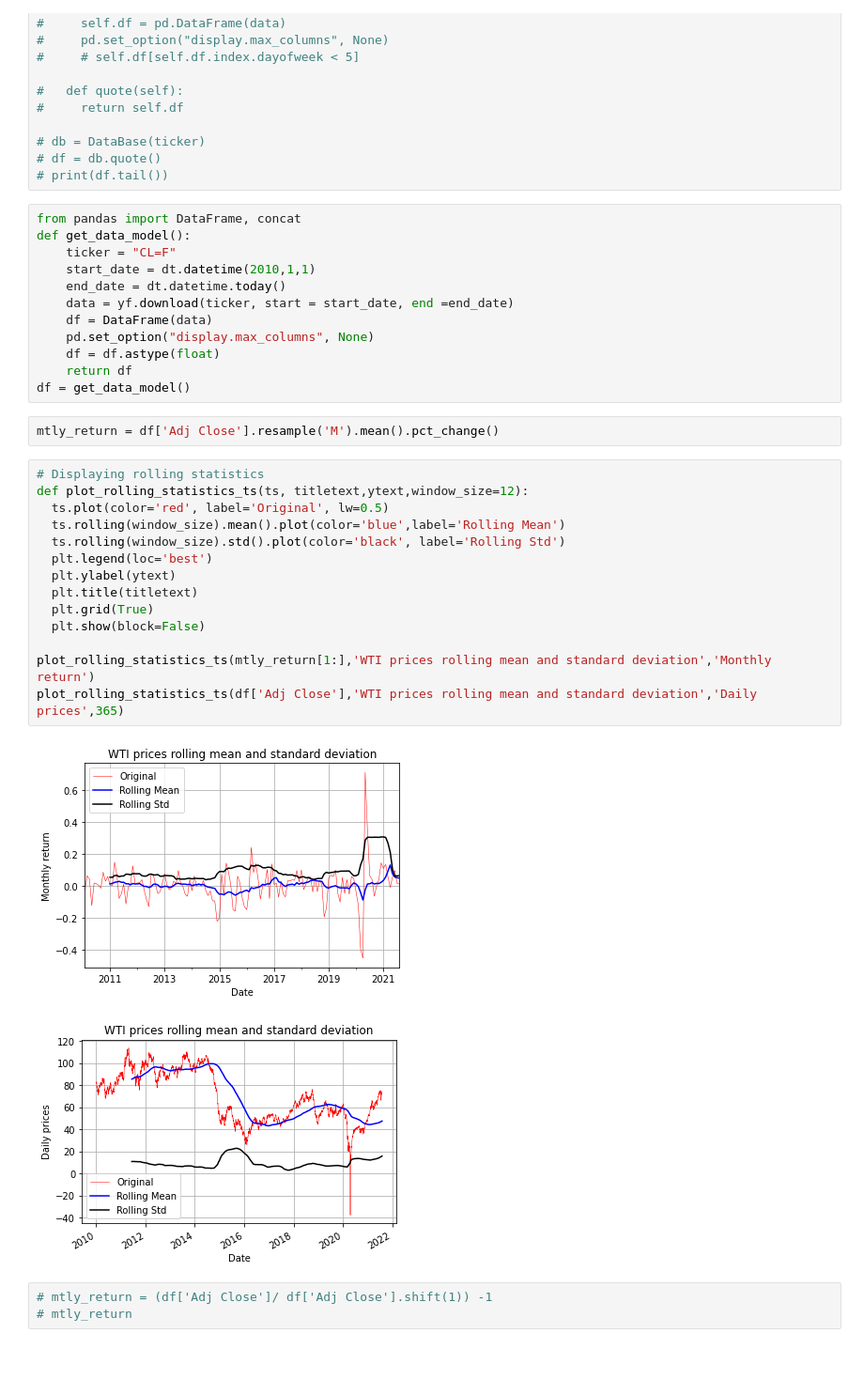
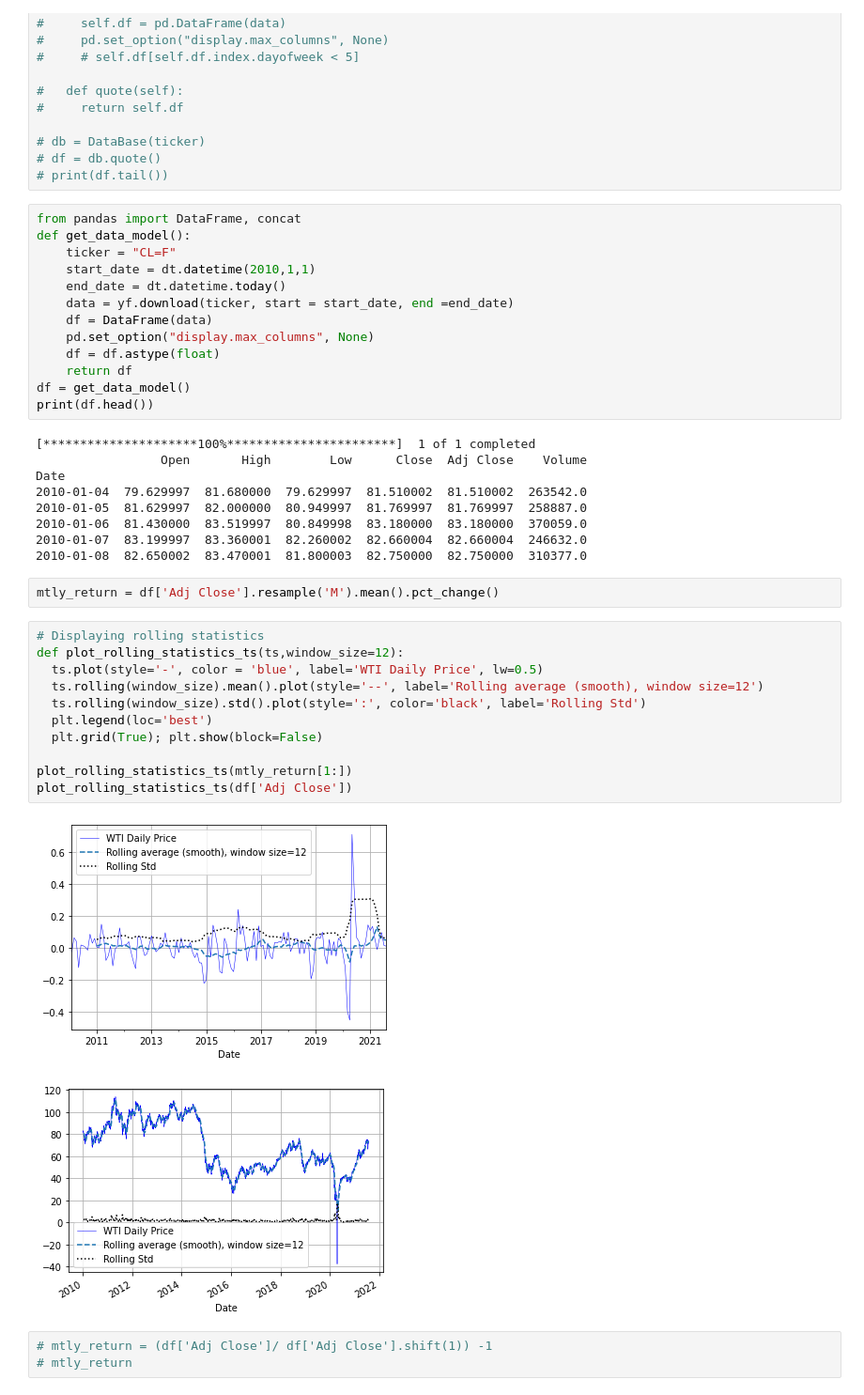
Before and after one commit to saritmaitra/roll_forward_validation, a Jupyter notebook: Roll_Forward.ipynb, the cells around one changed output. Shown at 94% size. Drawn from its saved outputs; the diff is of its cells as text; blank space fills up the shorter version.

```diff
--- a/Roll_Forward.ipynb
+++ b/Roll_Forward.ipynb
@@ -42,25 +42,32 @@ def get_data_model():
     df = df.astype(float)
     return df
 df = get_data_model()
+print(df.head())
+# %% [output]
+[*********************100%***********************]  1 of 1 completed
+                 Open       High        Low      Close  Adj Close    Volume
+Date
+2010-01-04  79.629997  81.680000  79.629997  81.510002  81.510002  263542.0
+2010-01-05  81.629997  82.000000  80.949997  81.769997  81.769997  258887.0
+2010-01-06  81.430000  83.519997  80.849998  83.180000  83.180000  370059.0
+2010-01-07  83.199997  83.360001  82.260002  82.660004  82.660004  246632.0
+2010-01-08  82.650002  83.470001  81.800003  82.750000  82.750000  310377.0
 # %%
 mtly_return = df['Adj Close'].resample('M').mean().pct_change()
 # %%
 # Displaying rolling statistics
-def plot_rolling_statistics_ts(ts, titletext,ytext,window_size=12):
-  ts.plot(color='red', label='Original', lw=0.5)
-  ts.rolling(window_size).mean().plot(color='blue',label='Rolling Mean')
-  ts.rolling(window_size).std().plot(color='black', label='Rolling Std')
+def plot_rolling_statistics_ts(ts,window_size=12):
+  ts.plot(style='-', color = 'blue', label='WTI Daily Price', lw=0.5)
+  ts.rolling(window_size).mean().plot(style='--', label='Rolling average (smooth), window size=12')
+  ts.rolling(window_size).std().plot(style=':', color='black', label='Rolling Std')
   plt.legend(loc='best')
-  plt.ylabel(ytext)
-  plt.title(titletext)
-  plt.grid(True)
-  plt.show(block=False)
+  plt.grid(True); plt.show(block=False)
 
-plot_rolling_statistics_ts(mtly_return[1:],'WTI prices rolling mean and standard deviation','Monthly return')
-plot_rolling_statistics_ts(df['Adj Close'],'WTI prices rolling mean and standard deviation','Daily prices',365)
+plot_rolling_statistics_ts(mtly_return[1:])
+plot_rolling_statistics_ts(df['Adj Close'])
 # %% [output]
-[figure, old version]
+[figure, new version]
-[figure, old version]
+[figure, new version]
 # %%
 # mtly_return = (df['Adj Close']/ df['Adj Close'].shift(1)) -1
 # mtly_return
```
